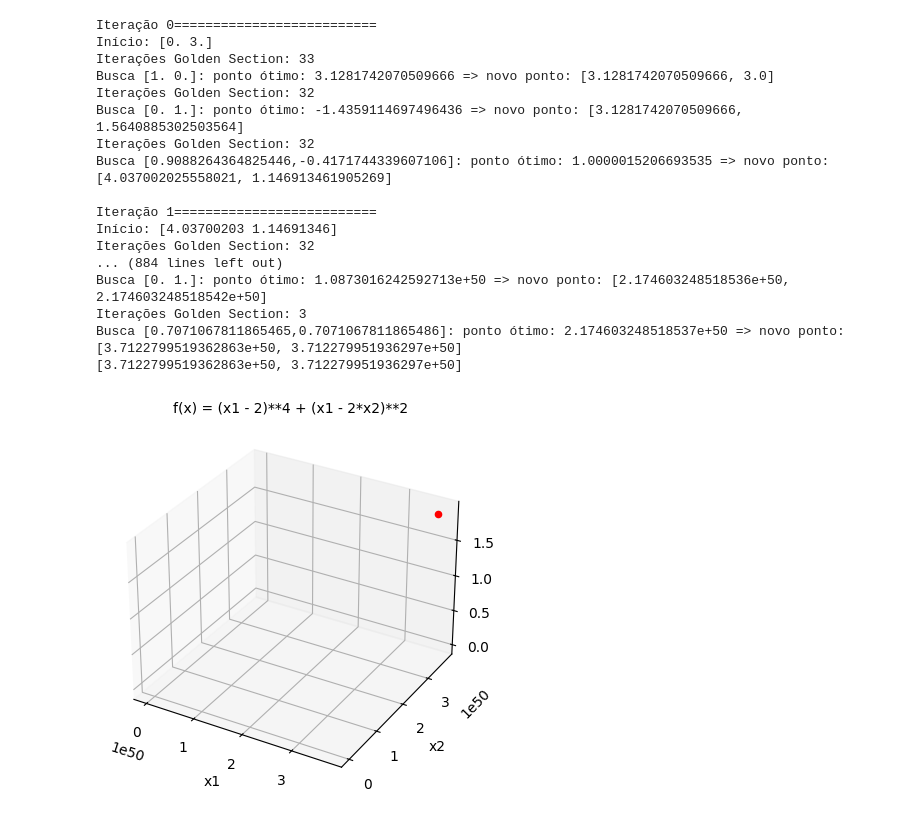
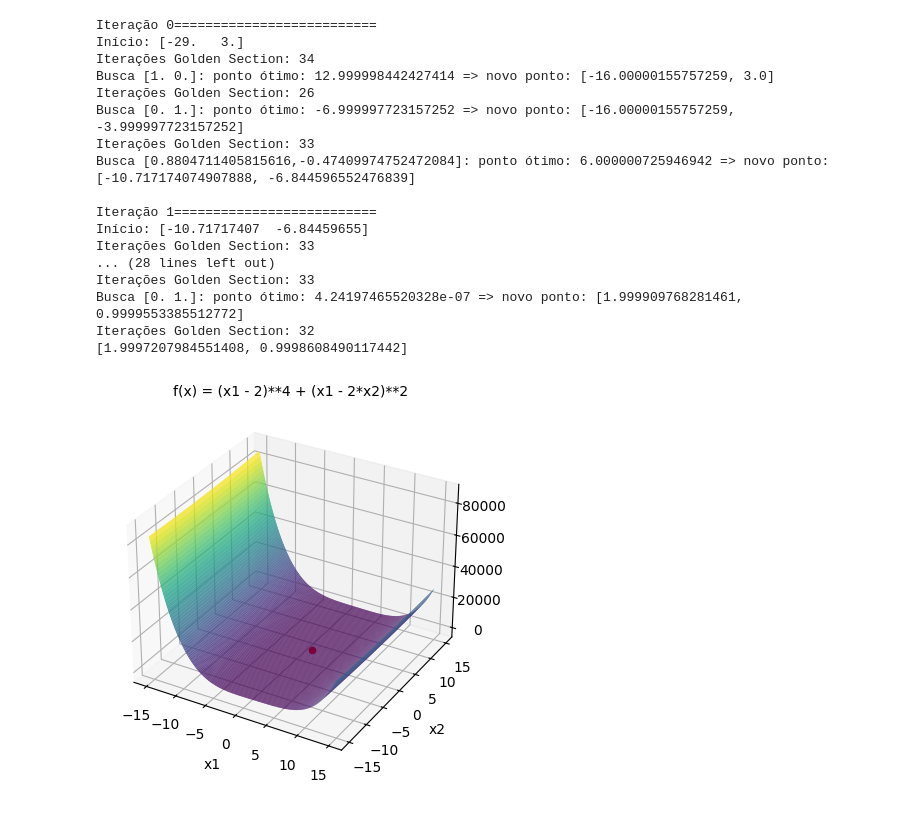
Before and after one commit to victorluis22/trabalho-metodos-otimizacao, a Jupyter notebook: hookeJeeves.ipynb, the cells around one changed output. Cells and saved outputs as stored; diff of their text form; code cells hidden in the pictures.

```diff
--- a/hookeJeeves.ipynb
+++ b/hookeJeeves.ipynb
@@ -5,7 +5,7 @@ import matplotlib.pyplot as plt
 import math
 
 ALLOWED_NAMES = {
-    k: v for k, v in np.__dict__.items() if not k.startswith("__")
+  k: v for k, v in np.__dict__.items() if not k.startswith("__")
 }
 
 def restriction1(n):
@@ -35,7 +35,7 @@ def f(function, constants, testValue, x, d):
   resultRestriction2 = restriction1(testValue) if d2 else 0
   resultFunction = eval(function, {"__builtins__": {}, "x1": x1, "x2": x2, "x": testValue, "d1": d1, "d2": d2, "c0": c0, "c1": c1, "c2": c2}, ALLOWED_NAMES)
 
-  result = resultFunction + resultRestriction1
+  result = resultFunction
 
   return result
 
@@ -155,46 +155,44 @@ def hookeJeeves(function, initialValue, constants, dim):
 
         searchInterval = [-10.0 + x1 , 10.0 + x2]
         [x, y] = goldenSectionSearch(nextFunc, constants, searchInterval, [x1, x2], [d1, d2])
 
         x1, x2 = eval(nextValue[0]), eval(nextValue[1])
 
         if LA.norm([x1, x2] - start) < e:
             break
 
         print(f'Busca [{d1},{d2}]: ponto ótimo: {x} => novo ponto: [{x1}, {x2}]')
 
         time += 1
 
     return [x1, x2]
 
-
-
 function = "(x1 - 2)**4 + (x1 - 2*x2)**2" #x1 equivale a n e x2 equivale a r
 constants = [1.0, 1.0, 1.0]
-initialValue = np.array([0.0, 3.0])
+initialValue = np.array([-29.0, 3.0])
 
 min = hookeJeeves(function, initialValue, constants, 2)
 
 print(min)
 
 plot3D(function, constants, min, 15)
 plotContour(function, constants, min, 15)
 # %% [output]
 Iteração 0==========================
-Início: [0. 3.]
+Início: [-29.   3.]
+Iterações Golden Section: 34
+Busca [1. 0.]: ponto ótimo: 12.999998442427414 => novo ponto: [-16.00000155757259, 3.0]
+Iterações Golden Section: 26
+Busca [0. 1.]: ponto ótimo: -6.999997723157252 => novo ponto: [-16.00000155757259, -3.999997723157252]
 Iterações Golden Section: 33
-Busca [1. 0.]: ponto ótimo: 3.1281742070509666 => novo ponto: [3.1281742070509666, 3.0]
-Iterações Golden Section: 32
-Busca [0. 1.]: ponto ótimo: -1.4359114697496436 => novo ponto: [3.1281742070509666, 1.5640885302503564]
-Iterações Golden Section: 32
-Busca [0.9088264364825446,-0.4171744339607106]: ponto ótimo: 1.0000015206693535 => novo ponto: [4.037002025558021, 1.146913461905269]
+Busca [0.8804711405815616,-0.47409974752472084]: ponto ótimo: 6.000000725946942 => novo ponto: [-10.717174074907888, -6.844596552476839]
 
 Iteração 1==========================
-Início: [4.03700203 1.14691346]
+Início: [-10.71717407  -6.84459655]
+Iterações Golden Section: 33
+... (28 lines left out)
+Iterações Golden Section: 33
+Busca [0. 1.]: ponto ótimo: 4.24197465520328e-07 => novo ponto: [1.999909768281461, 0.9999553385512772]
 Iterações Golden Section: 32
-... (884 lines left out)
-Busca [0. 1.]: ponto ótimo: 1.0873016242592713e+50 => novo ponto: [2.174603248518536e+50, 2.174603248518542e+50]
-Iterações Golden Section: 3
-Busca [0.7071067811865465,0.7071067811865486]: ponto ótimo: 2.174603248518537e+50 => novo ponto: [3.7122799519362863e+50, 3.712279951936297e+50]
-[3.7122799519362863e+50, 3.712279951936297e+50]
+[1.9997207984551408, 0.9998608490117442]
-[figure, old version]
+[figure, new version]
```
Also changed, not shown: parts of 1 cell of this notebook, 2 other files.
